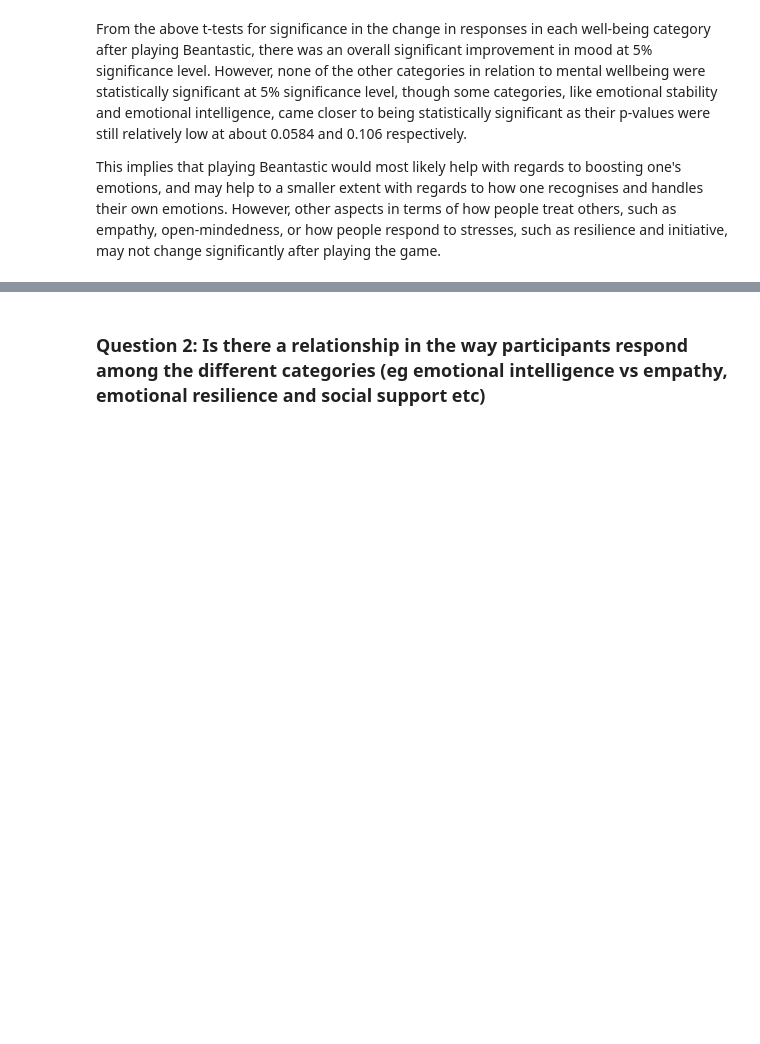
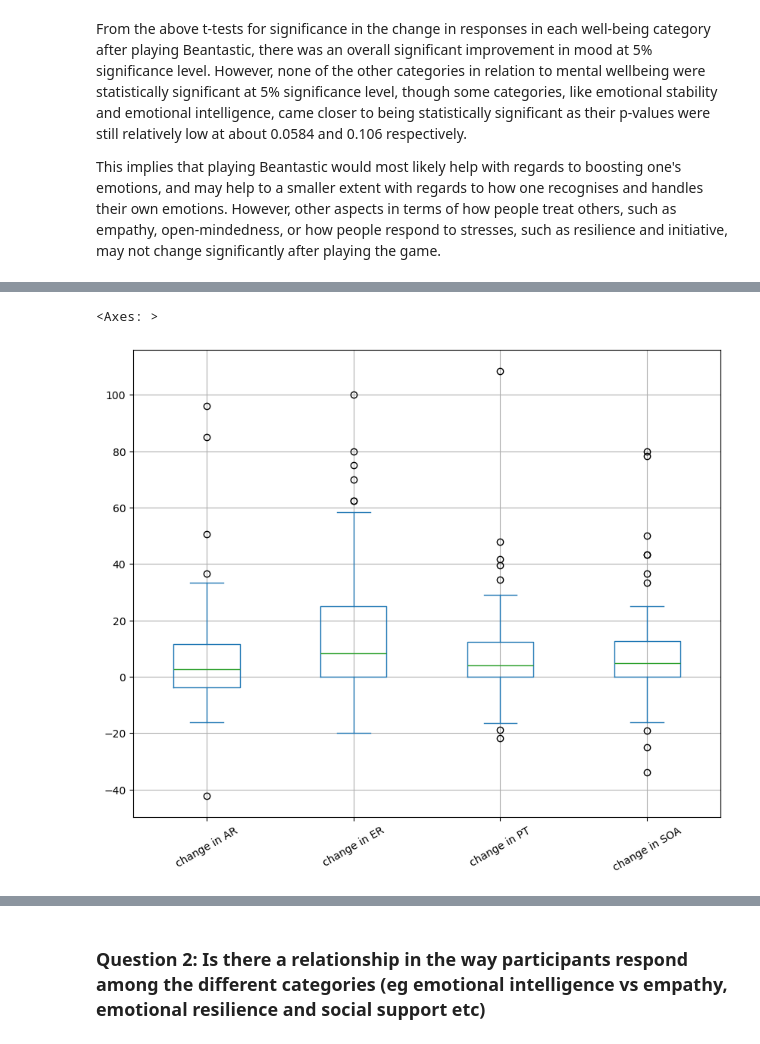
Before and after one commit to kohweien/growthbeans-projects, a Jupyter notebook: beantastic.ipynb, the cells around one changed output, grey strips where cells are left out. Saved outputs shown, nothing was run; the diff lists cells and outputs as text; code cells hidden in the pictures; blank space fills up the shorter version.

```diff
--- a/beantastic.ipynb
+++ b/beantastic.ipynb
@@ -55,3 +55,6 @@ df['mood_post'] = (df['after the session, i feel cheerful and in good spirits']
                    + df['after the session, i feel fresh and rested']
                    + df['after the session, my life has been filled with things that interest me']) / 25 * 100
 df['change in mood'] = (df['mood_post'] - df['mood_pre']) / df['mood_pre'] * 100
+# %%
+data = pd.read_csv("survey_results_with_changes1.csv")
+data.columns
@@ -128,0 +228,5 @@ This implies that playing Beantastic would most likely help with regards to boos
+# %%
+data2_selected.plot.box(figsize=(10, 8), rot=30, grid=True)
+# %% [output]
+<Axes: >
+[figure, added]
```
Also changed, not shown: parts of 20 cells of this notebook, 1 other file.
